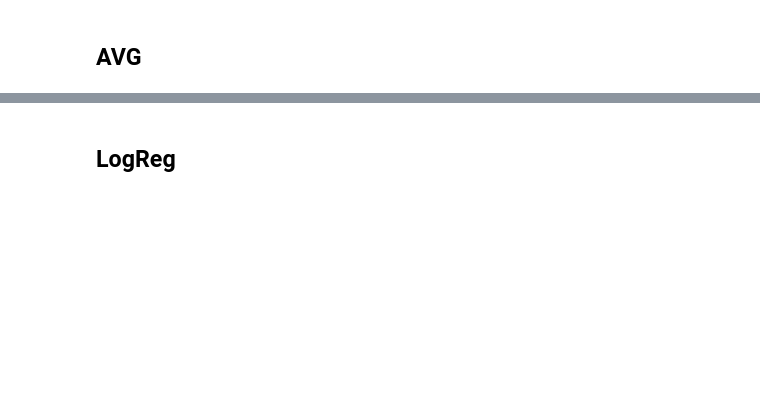
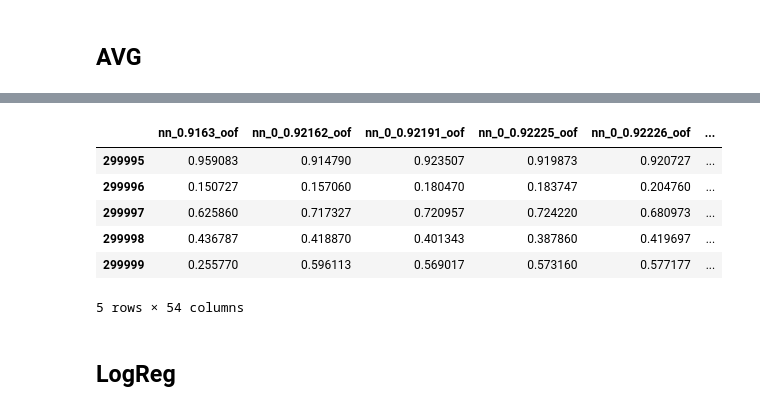
Before and after one commit to nikitaqwerty/kaggle_santander, a Jupyter notebook: blend.ipynb, the cells around one changed output, grey strips where cells are left out. Saved outputs shown, nothing was run; the diff lists cells and outputs as text; code cells hidden in the pictures; blank space fills up the shorter version.

```diff
--- a/blend.ipynb
+++ b/blend.ipynb
@@ -116,3 +124,13 @@ roc_auc_score(df.target, df.avg)
+# %%
+dt.tail()
+# %% [output]
+|  | nn_0.9163_oof | nn_0_0.92162_oof | nn_0_0.92191_oof | nn_0_0.92225_oof | nn_0_0.92226_oof | ... |
+| 299995 | 0.959083 | 0.914790 | 0.923507 | 0.919873 | 0.920727 | ... |
+| 299996 | 0.150727 | 0.157060 | 0.180470 | 0.183747 | 0.204760 | ... |
+| 299997 | 0.625860 | 0.717327 | 0.720957 | 0.724220 | 0.680973 | ... |
+| 299998 | 0.436787 | 0.418870 | 0.401343 | 0.387860 | 0.419697 | ... |
+| 299999 | 0.255770 | 0.596113 | 0.569017 | 0.573160 | 0.577177 | ... |
+5 rows × 54 columns
 # %% [markdown]
 ## LogReg
 # %%
```
Also changed, not shown: parts of 4 cells of this notebook.
